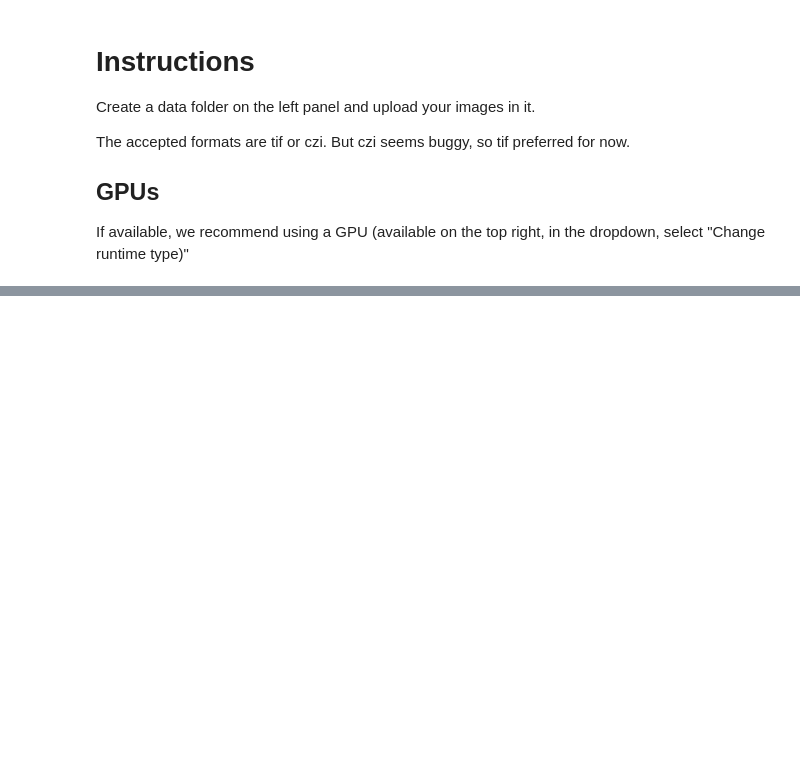
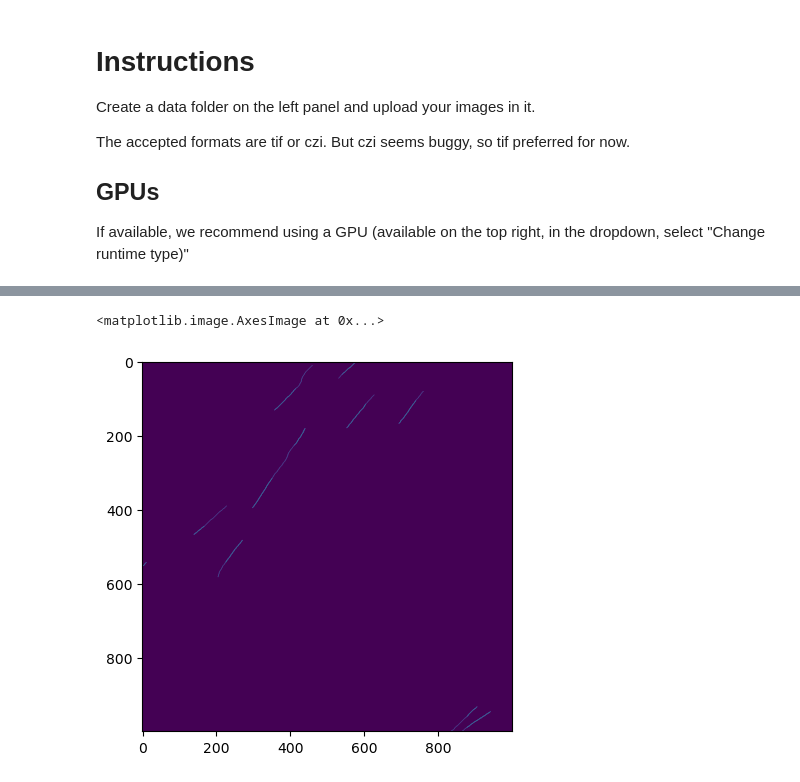
Before and after one commit to ClementPla/DeepFiberQ, a Jupyter notebook: DeepFiberQ.ipynb, the cells around one changed output, grey strips where cells are left out. Cells and saved outputs as stored; diff of their text form; code cells hidden in the pictures; blank space fills up the shorter version.

```diff
--- a/DeepFiberQ.ipynb
+++ b/DeepFiberQ.ipynb
@@ -75,0 +76,12 @@ WARNING:matplotlib.image:Clipping input data to the valid range for imshow with
+# %%
+%load_ext autoreload
+%autoreload 2
+
+from dnafiber.post_process import PostProcessor
+
+post_processor = PostProcessor(mask[*slices])
+r = post_processor.apply()
+plt.imshow(r)
+# %% [output]
+<matplotlib.image.AxesImage at 0x...>
+[figure, added]
```
Also changed, not shown: parts of 6 cells of this notebook, 3 other files.
